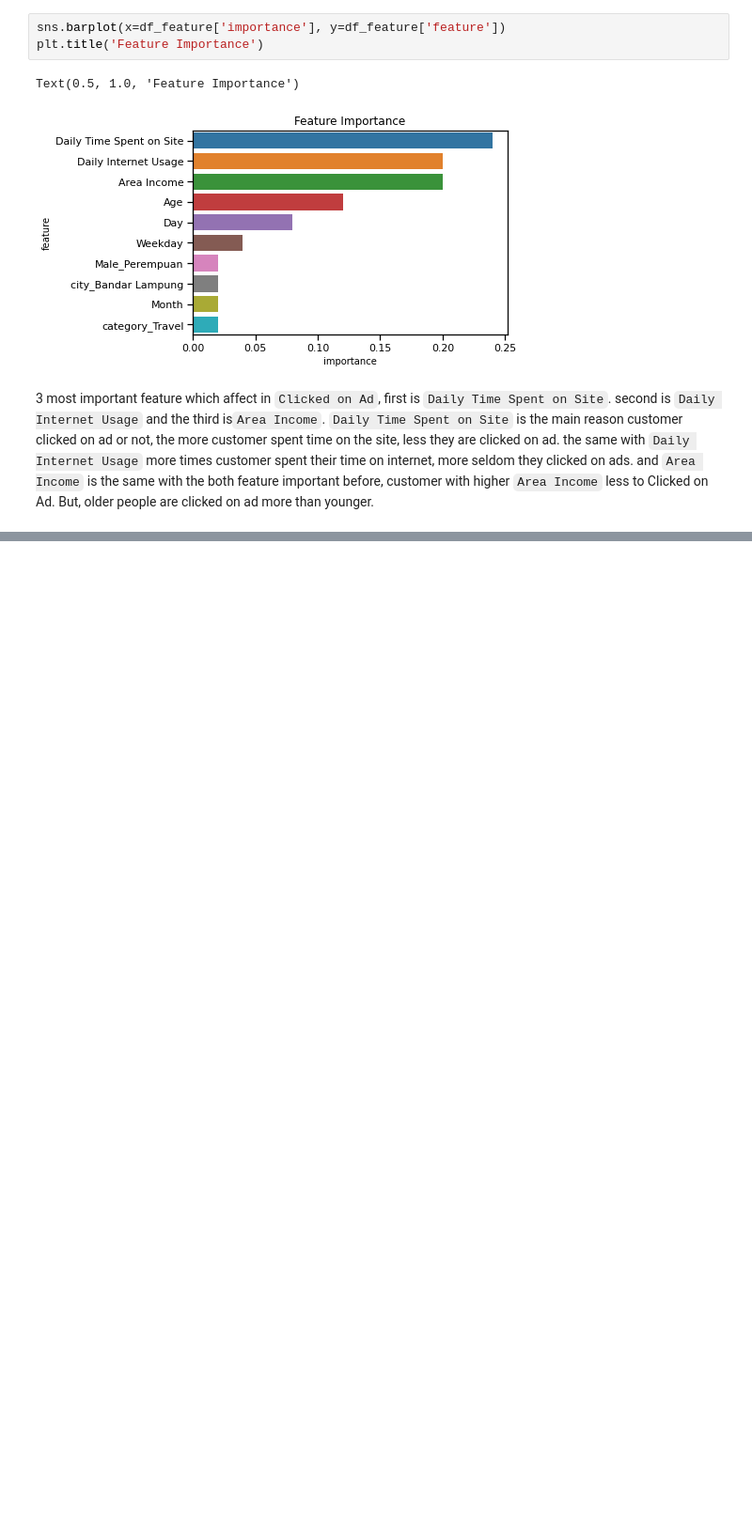
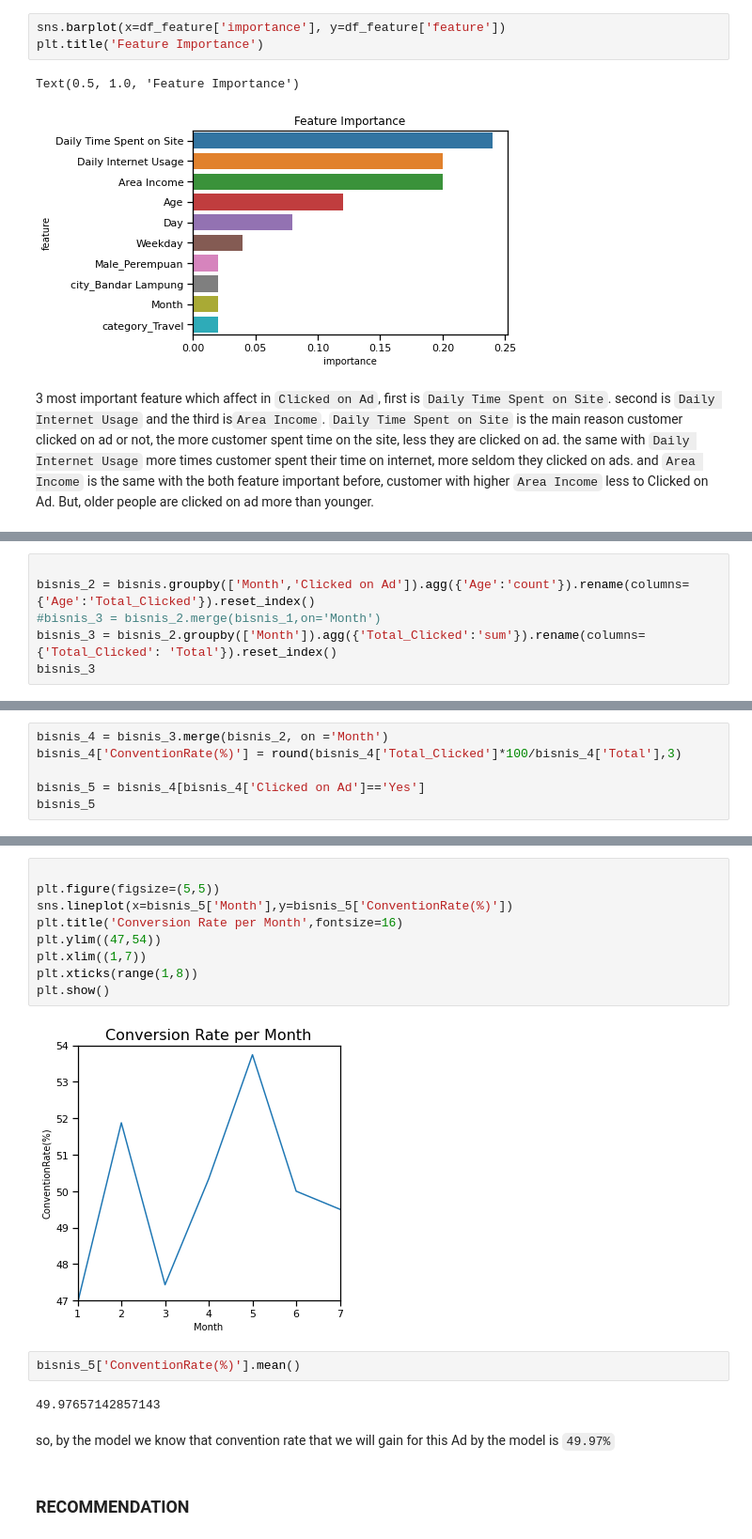
Before and after one commit to Hana5i/Predict-Customer-Clicked-Ads-Classification, a Jupyter notebook: ads_classification.ipynb, the cells around one changed output, grey strips where cells are left out. Shown at 94% size. Drawn from its saved outputs; the diff is of its cells as text; blank space fills up the shorter version.

```diff
--- a/ads_classification.ipynb
+++ b/ads_classification.ipynb
@@ -1065,0 +1192,6 @@ Text(0.5, 1.0, 'Feature Importance')
+# %%
+
+bisnis_2 = bisnis.groupby(['Month','Clicked on Ad']).agg({'Age':'count'}).rename(columns={'Age':'Total_Clicked'}).reset_index()
+#bisnis_3 = bisnis_2.merge(bisnis_1,on='Month')
+bisnis_3 = bisnis_2.groupby(['Month']).agg({'Total_Clicked':'sum'}).rename(columns={'Total_Clicked': 'Total'}).reset_index()
+bisnis_3
@@ -1065,0 +1207,6 @@ Text(0.5, 1.0, 'Feature Importance')
+# %%
+bisnis_4 = bisnis_3.merge(bisnis_2, on ='Month')
+bisnis_4['ConventionRate(%)'] = round(bisnis_4['Total_Clicked']*100/bisnis_4['Total'],3)
+
+bisnis_5 = bisnis_4[bisnis_4['Clicked on Ad']=='Yes']
+bisnis_5
@@ -1065,0 +1222,19 @@ Text(0.5, 1.0, 'Feature Importance')
+# %%
+
+plt.figure(figsize=(5,5))
+sns.lineplot(x=bisnis_5['Month'],y=bisnis_5['ConventionRate(%)'])
+plt.title('Conversion Rate per Month',fontsize=16)
+plt.ylim((47,54))
+plt.xlim((1,7))
+plt.xticks(range(1,8))
+plt.show()
+# %% [output]
+[figure, added]
+# %%
+bisnis_5['ConventionRate(%)'].mean()
+# %% [output]
+49.97657142857143
+# %% [markdown]
+so, by the model we know that convention rate that we will gain for this Ad by the model is `49.97%`
+# %% [markdown]
+### RECOMMENDATION
```
Also changed, not shown: parts of 26 cells of this notebook.
